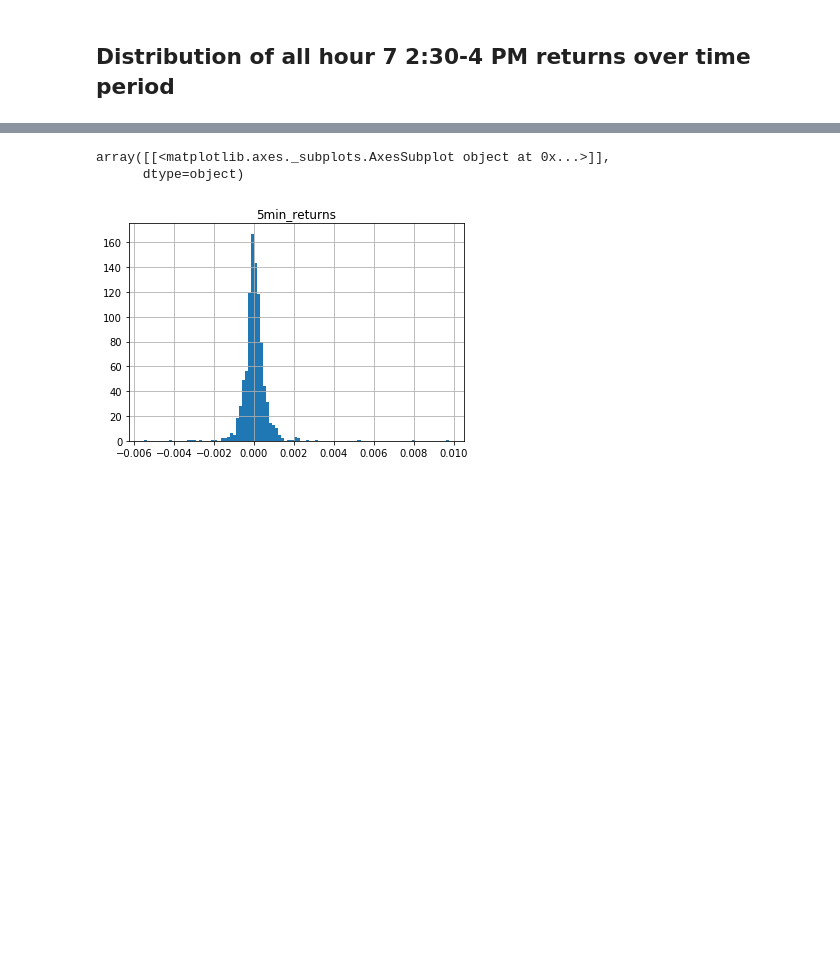
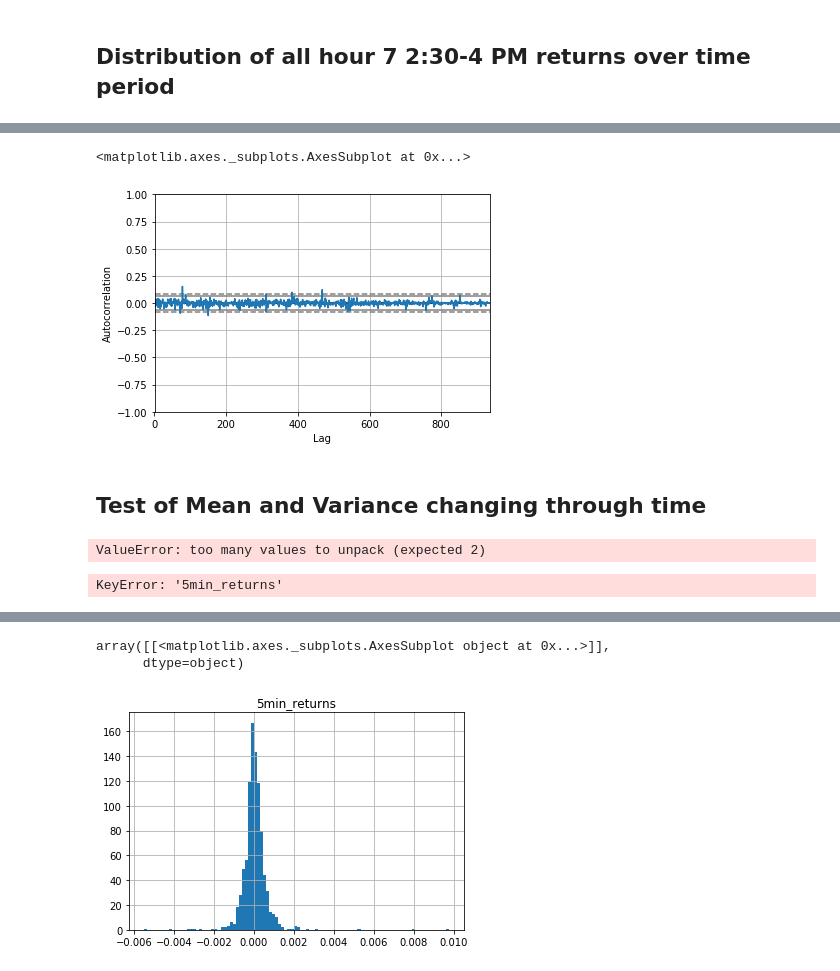
Before and after one commit to JTMachen/Project_1, a Jupyter notebook: brent-5_min_intervals.ipynb, the cells around one changed output, grey strips where cells are left out. Saved outputs shown, nothing was run; the diff lists cells and outputs as text; code cells hidden in the pictures; blank space fills up the shorter version.

```diff
--- a/brent-5_min_intervals.ipynb
+++ b/brent-5_min_intervals.ipynb
@@ -291,0 +409,9 @@ pyplot.show()
+# %%
+from pandas.plotting import autocorrelation_plot
+
+autocorrelation_plot(histogram)
+# %% [output]
+<matplotlib.axes._subplots.AxesSubplot at 0x...>
+[figure, added]
+# %% [markdown]
+## Test of Mean and Variance changing through time
@@ -291,0 +420,24 @@ pyplot.show()
+# %%
+
+from statsmodels.tsa.stattools import adfuller
+
+X = arima_df
+result = adfuller(X)
+print('ADF Statistic: %f' % result[0])
+print('p-value: %f' % result[1])
+print('Critical Values:')
+for key, value in result[4].items():
+    print('\t%s: %.3f' % (key, value))
+# %% [output]
+ValueError: too many values to unpack (expected 2)
+# %%
+X = histogram['5min_returns']
+
+split = len(X) / 2
+X1, X2 = X[0:466], X[467:]
+mean1, mean2 = X1.mean(), X2.mean()
+var1, var2 = X1.var(), X2.var()
+print('mean1=%f, mean2=%f' % (mean1, mean2))
+print('variance1=%f, variance2=%f' % (var1, var2))
+# %% [output]
+KeyError: '5min_returns'
```
Also changed, not shown: parts of 23 cells of this notebook.
